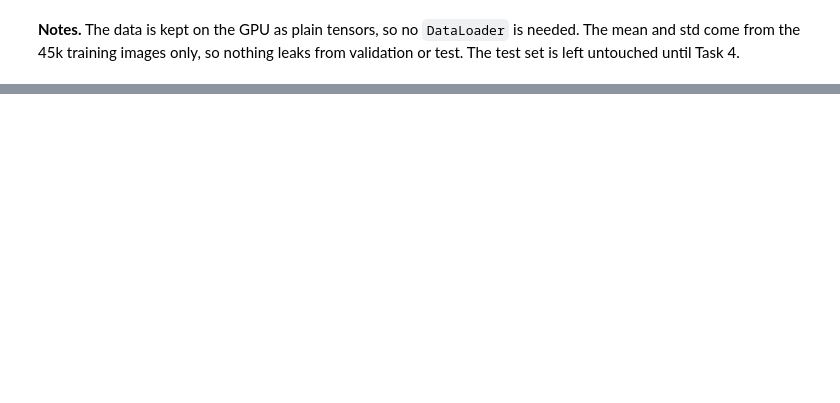
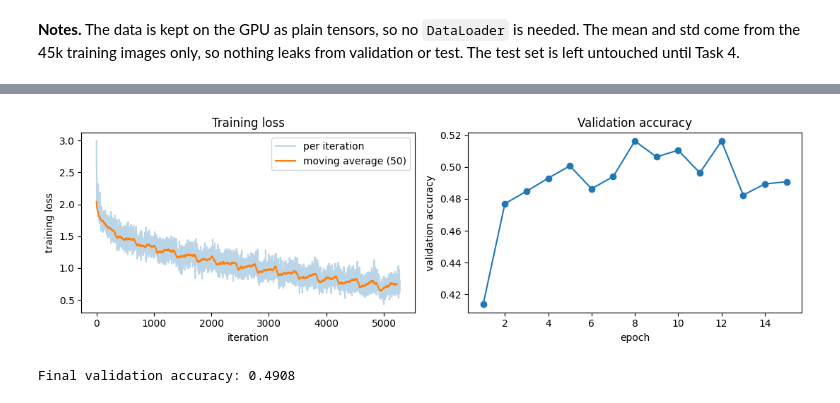
Before and after one commit to john-praveen/EN4554-Assignment-2, a Jupyter notebook: EN4554_A2_CNN.ipynb, the cells around one changed output, grey strips where cells are left out. Saved outputs shown, nothing was run; the diff lists cells and outputs as text; code cells hidden in the pictures; blank space fills up the shorter version.

```diff
--- a/EN4554_A2_CNN.ipynb
+++ b/EN4554_A2_CNN.ipynb
@@ -22,14 +24,15 @@ print(device)
 # %%
-# CIFAR-10: 45k train / 5k validation, normalised with training statistics
-train_data = torchvision.datasets.CIFAR10('./data', train=True, download=True)
-X = torch.tensor(train_data.data).permute(0, 3, 1, 2).float() / 255   # (50000, 3, 32, 32)
-y = torch.tensor(train_data.targets)
+from datasets import load_dataset
+
+train_data = load_dataset('uoft-cs/cifar10', split='train')
+X = torch.tensor(np.stack([np.array(im) for im in train_data['img']])).permute(0, 3, 1, 2).float() / 255
+y = torch.tensor(train_data['label'])
 
 perm = torch.randperm(50000)
 X_tr, y_tr = X[perm[:45000]], y[perm[:45000]]
 X_va, y_va = X[perm[45000:]], y[perm[45000:]]
 
-mean = X_tr.mean(dim=(0, 2, 3), keepdim=True)   # per-channel mean/std, training split only
+mean = X_tr.mean(dim=(0, 2, 3), keepdim=True)
 std  = X_tr.std(dim=(0, 2, 3), keepdim=True)
 X_tr = ((X_tr - mean) / std).to(device); y_tr = y_tr.to(device)
 X_va = ((X_va - mean) / std).to(device); y_va = y_va.to(device)
@@ -43,0 +182,30 @@ def accuracy(model, X, y):
+# %%
+set_seed()
+Xf_tr, Xf_va = X_tr.reshape(len(X_tr), -1), X_va.reshape(len(X_va), -1)
+net = MLP([3072, 256, 128, 10])
+lr, bs, epochs = 0.05, 128, 15
+losses, val_accs = [], []
+
+for ep in range(epochs):
+    perm = torch.randperm(len(Xf_tr), device=device)
+    n_iters = 0
+    for i in range(0, len(perm), bs):
+        idx = perm[i:i + bs]
+        losses.append(net.forward(Xf_tr[idx], y_tr[idx]).item())
+        net.backward()
+        for l in net.linears:
+            l.W -= lr * l.dW
+            l.b -= lr * l.db
+        n_iters += 1
+    val_accs.append((net.logits(Xf_va).argmax(1) == y_va).float().mean().item())
+    print(f'epoch {ep + 1:2d}  train loss {np.mean(losses[-n_iters:]):.3f}  val acc {val_accs[-1]:.4f}')
+
+fig, ax = plt.subplots(1, 2, figsize=(11, 3.5))
+ax[0].plot(losses, alpha=.3, label='per iteration')
+ax[0].plot(np.convolve(losses, np.ones(50) / 50, mode='valid'), label='moving average (50)')
+ax[0].set(xlabel='iteration', ylabel='training loss', title='Training loss'); ax[0].legend()
+ax[1].plot(range(1, epochs + 1), val_accs, marker='o')
+ax[1].set(xlabel='epoch', ylabel='validation accuracy', title='Validation accuracy')
+plt.tight_layout(); plt.show()
+print(f'Final validation accuracy: {val_accs[-1]:.4f}')
+# %% [output]
@@ -43,0 +227,2 @@ def accuracy(model, X, y):
+[figure, added]
+Final validation accuracy: 0.4908
```
Also changed, not shown: parts of 11 cells of this notebook.
